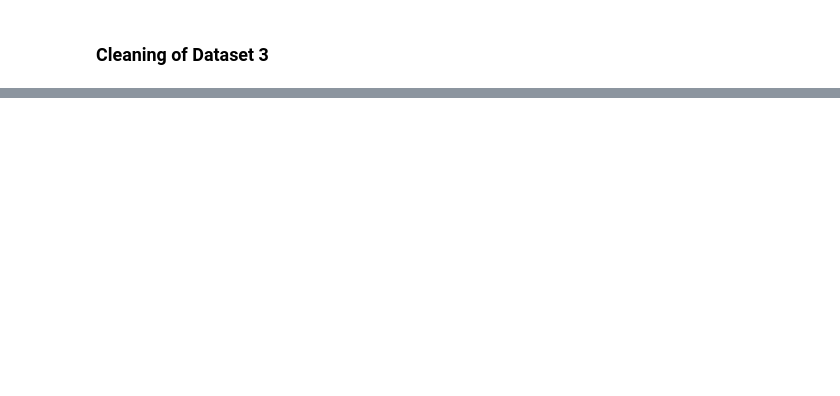
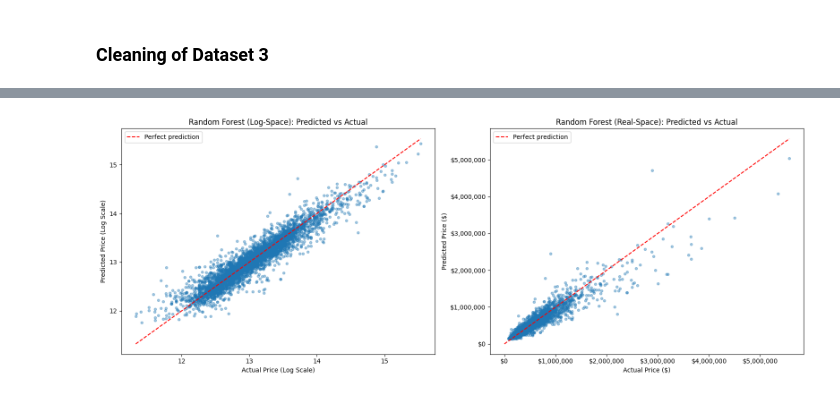
Before and after one commit to FishyFoshy/COMP3608-Project, a Jupyter notebook: Dataset_3.ipynb, the cells around one changed output, grey strips where cells are left out. Drawn from its saved outputs; the diff is of its cells as text; code cells hidden in the pictures; blank space fills up the shorter version.

```diff
--- a/Dataset_3.ipynb
+++ b/Dataset_3.ipynb
@@ -104,0 +411,29 @@ limitation : the inclusion of outliars
+# %%
+#Plotting Graphs that compare the real space predictions and the log scaled predictions accuracy
+fig, (ax1, ax2) = plt.subplots(1, 2, figsize=(16, 6))
+
+#Log-Space Graph
+ax1.scatter(y_test, rf_predictions, alpha=0.4, s=15,)
+max_val_log = max(y_test.max(), rf_predictions.max())
+min_val_log = min(y_test.min(), rf_predictions.min())
+ax1.plot([min_val_log, max_val_log], [min_val_log, max_val_log], 'r--', label='Perfect prediction')
+ax1.set_xlabel('Actual Price (Log Scale)')
+ax1.set_ylabel('Predicted Price (Log Scale)')
+ax1.set_title('Random Forest (Log-Space): Predicted vs Actual')
+ax1.legend()
+
+#Real-Space Graph
+ax2.scatter(y_test_real, rf_predictions_real, alpha=0.4, s=15,)
+max_val_real = max(y_test_real.max(), rf_predictions_real.max())
+ax2.plot([0, max_val_real], [0, max_val_real], 'r--', label='Perfect prediction')
+ax2.set_xlabel('Actual Price ($)')
+ax2.set_ylabel('Predicted Price ($)')
+ax2.set_title('Random Forest (Real-Space): Predicted vs Actual')
+ax2.legend()
+formatter = ticker.StrMethodFormatter('${x:,.0f}')
+ax2.xaxis.set_major_formatter(formatter)
+ax2.yaxis.set_major_formatter(formatter)
+plt.tight_layout()
+plt.show()
+# %% [output]
+[figure, added]
```
Also changed, not shown: parts of 23 cells of this notebook.
